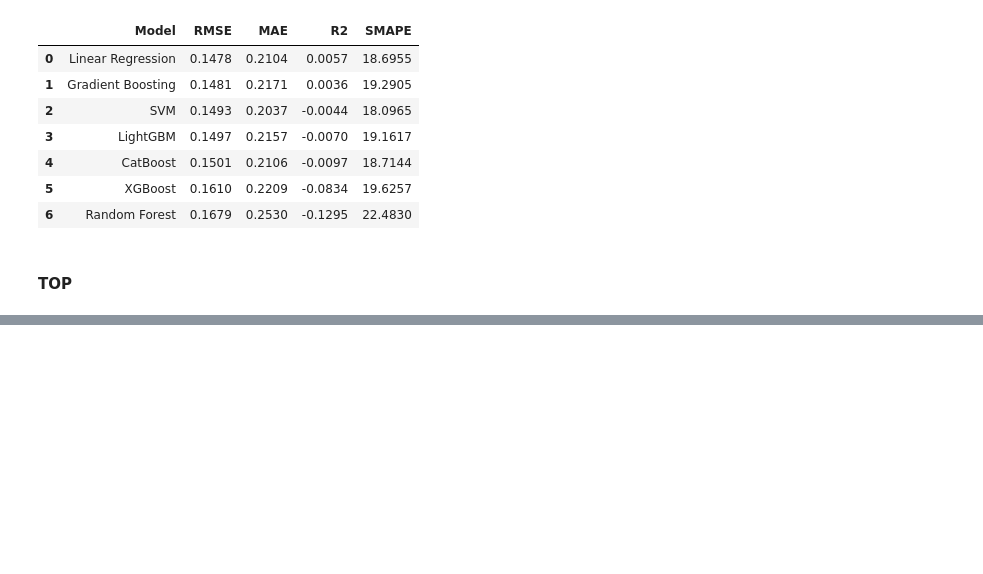
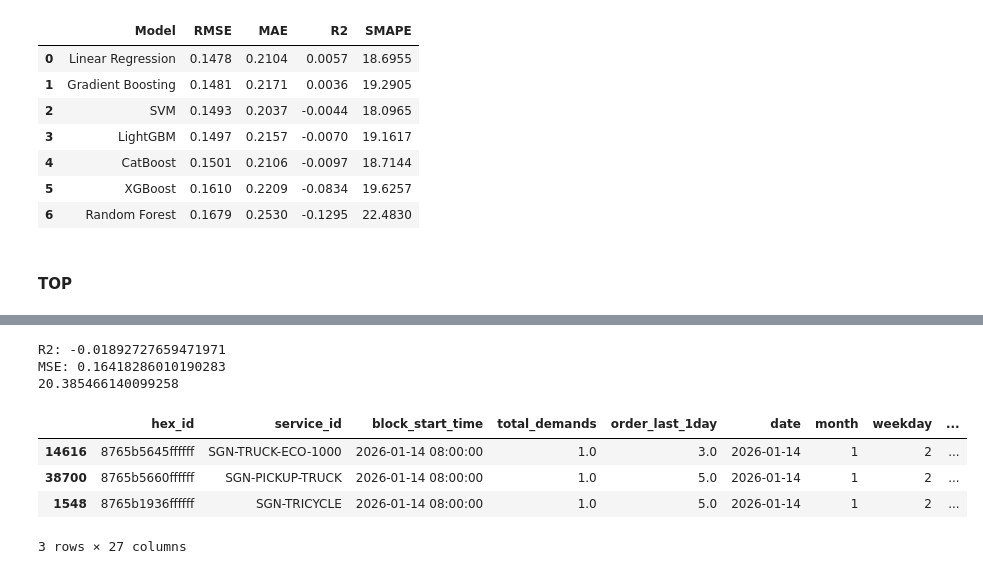
Before and after one commit to nhu1101/supply_forecasting, a Jupyter notebook: notebooks/demand_process.ipynb, the cells around one changed output, grey strips where cells are left out. Drawn from its saved outputs; the diff is of its cells as text; code cells hidden in the pictures; blank space fills up the shorter version.

```diff
--- a/notebooks/demand_process.ipynb
+++ b/notebooks/demand_process.ipynb
@@ -310,0 +367,24 @@ results_df
+# %%
+from sklearn.metrics import r2_score, mean_squared_error
+
+r2 = r2_score(y_test, y_pred_top)
+mse = mean_squared_error(y_test, y_pred_top)
+
+print("R2:", r2)
+print("MSE:", mse)
+
+wape_value = wape(y_test, y_pred_top)
+print(wape_value)
+# %% [output]
+R2: -0.01892727659471971
+MSE: 0.16418286010190283
+20.385466140099258
+# %%
+test_df['y_pred'] = y_pred_top
+test_df.head(3)
+# %% [output]
+|  | hex_id | service_id | block_start_time | total_demands | order_last_1day | date | month | weekday | ... |
+| 14616 | 8765b5645ffffff | SGN-TRUCK-ECO-1000 | 2026-01-14 08:00:00 | 1.0 | 3.0 | 2026-01-14 | 1 | 2 | ... |
+| 38700 | 8765b5660ffffff | SGN-PICKUP-TRUCK | 2026-01-14 08:00:00 | 1.0 | 5.0 | 2026-01-14 | 1 | 2 | ... |
+| 1548 | 8765b1936ffffff | SGN-TRICYCLE | 2026-01-14 08:00:00 | 1.0 | 5.0 | 2026-01-14 | 1 | 2 | ... |
+3 rows × 27 columns
```
Also changed, not shown: parts of 25 cells of this notebook.
